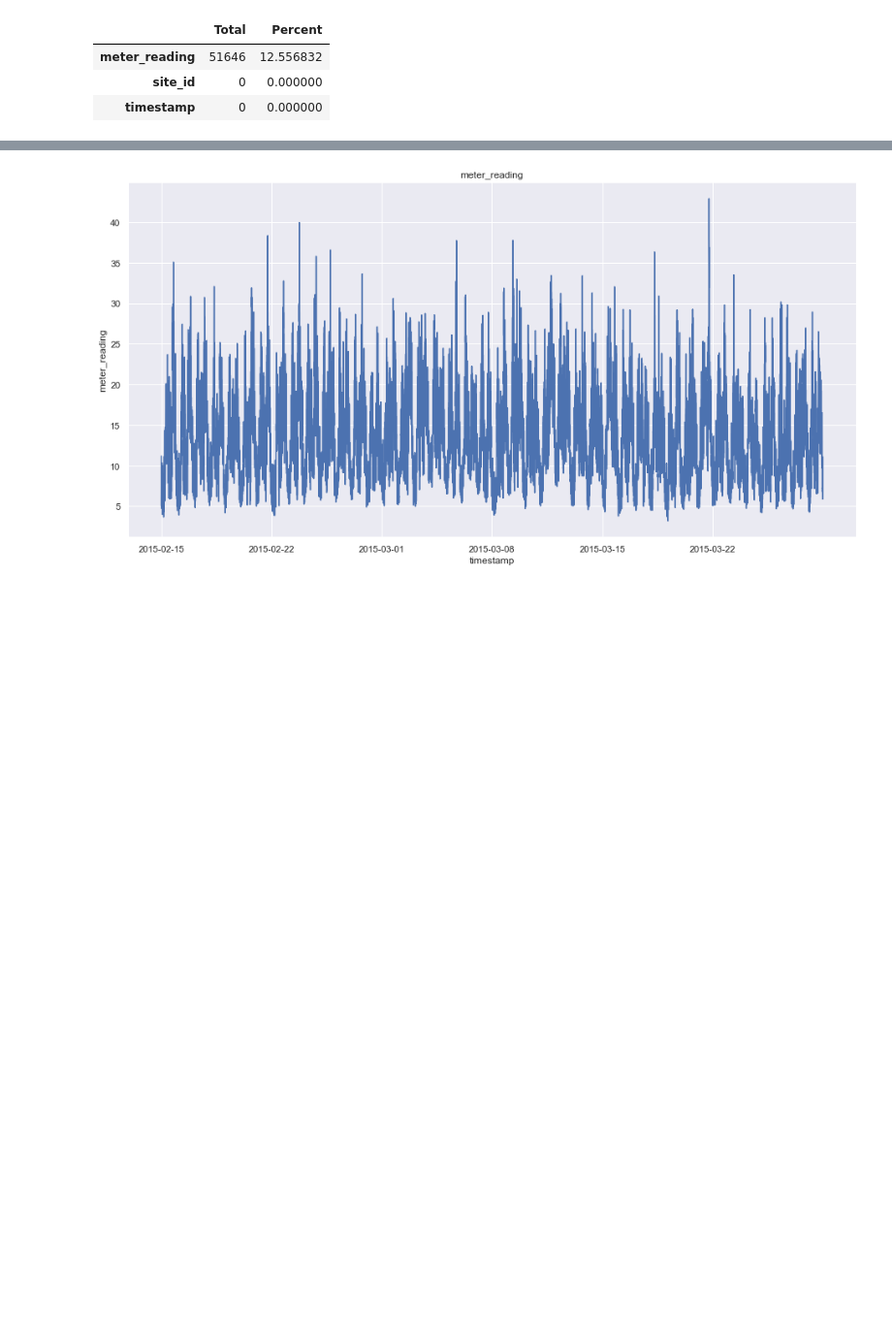
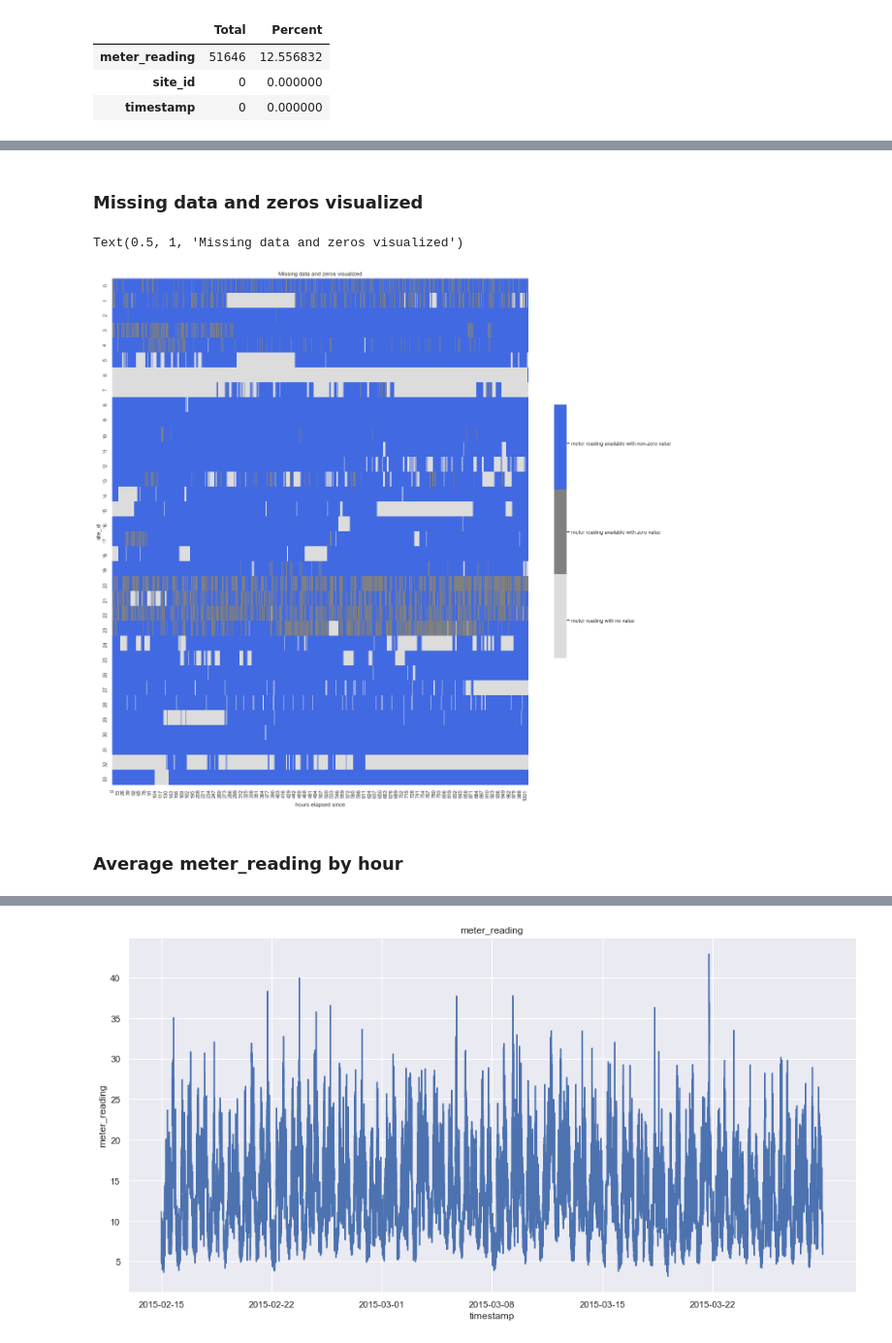
Before and after one commit to alotfipoor/phd, a Jupyter notebook: EDA.ipynb, the cells around one changed output, grey strips where cells are left out. Shown at 97% size. Cells and saved outputs as stored; diff of their text form; code cells hidden in the pictures; blank space fills up the shorter version.

```diff
--- a/EDA.ipynb
+++ b/EDA.ipynb
@@ -164,0 +241,53 @@ IndexError: index 2 is out of bounds for axis 0 with size 2
+# %% [markdown]
+### Missing data and zeros visualized
+# %%
+# Load data to another df
+train_sns = train.set_index(['timestamp'])
+
+# change the site_id to numbers first
+train_sns['site_id'] = train_sns.site_id.replace(['A01', 'A02', 'A03', 'A04', 'A07', 'A11', 'A13', 'A14', 'A18_app',
+       'B02', 'B08', 'C02', 'C05', 'C06', 'C14', 'C16', 'C19', 'C24',
+       'C26', 'C32', 'C33', 'C35', 'C40', 'C42', 'D01', 'D05', 'D08',
+       'D10', 'D15', 'D16', 'D20a', 'D25b', 'F20', 'F27'], [0,1,2,3,4,5,6,7,8,9,10,11,12,13,14,15,16,17,18,19,20,21,22,23,24,25,26,27,28,29,30,31,32,33])
+
+# create a new column for sites with no energy reading
+pd.set_option('mode.chained_assignment', None)
+train_sns['nodata'] = 0
+train_sns.nodata[(train_sns['meter_reading'].isnull())] = 1
+
+f,ax=plt.subplots(1,1,figsize=(20,20))
+df = train_sns.copy().reset_index()
+df['timestamp'] = pd.to_timedelta(df.timestamp).dt.total_seconds() / 3600
+df['timestamp'] = df.timestamp.astype(int)
+df.timestamp -= df.timestamp.min()
+missmap = np.empty((34, df.timestamp.max()+1))
+missmap.fill(np.nan)
+for l in df.values:
+    if l[3]==1:
+        missmap[int(l[2]), int(l[0])] = 0
+    elif l[1]==0:
+        missmap[int(l[2]), int(l[0])] = 0.5
+    else:
+        missmap[int(l[2]), int(l[0])] = 1
+
+# Define colors
+from matplotlib.colors import LinearSegmentedColormap
+colors = ('gainsboro', 'gray', 'royalblue')
+cmap = LinearSegmentedColormap.from_list('Custom', colors, len(colors))
+
+sns.heatmap(missmap, cmap=cmap, ax=ax, cbar=True, cbar_kws={"shrink": .5})
+
+# Set the colorbar labels
+colorbar = ax.collections[0].colorbar
+colorbar.set_ticks([0.15, 0.5, 0.85])
+colorbar.set_ticklabels(['meter reading with no value', 'meter reading available with zero value', 'meter reading available with non-zero value'])
+
+# Set axis labels
+ax.set_ylabel('site_id')
+ax.set_xlabel('hours elapsed since')
+ax.set_title('Missing data and zeros visualized')
+# %% [output]
+Text(0.5, 1, 'Missing data and zeros visualized')
+[figure, added]
+# %% [markdown]
+### Average meter_reading by hour
```
Also changed, not shown: parts of 52 cells of this notebook.
